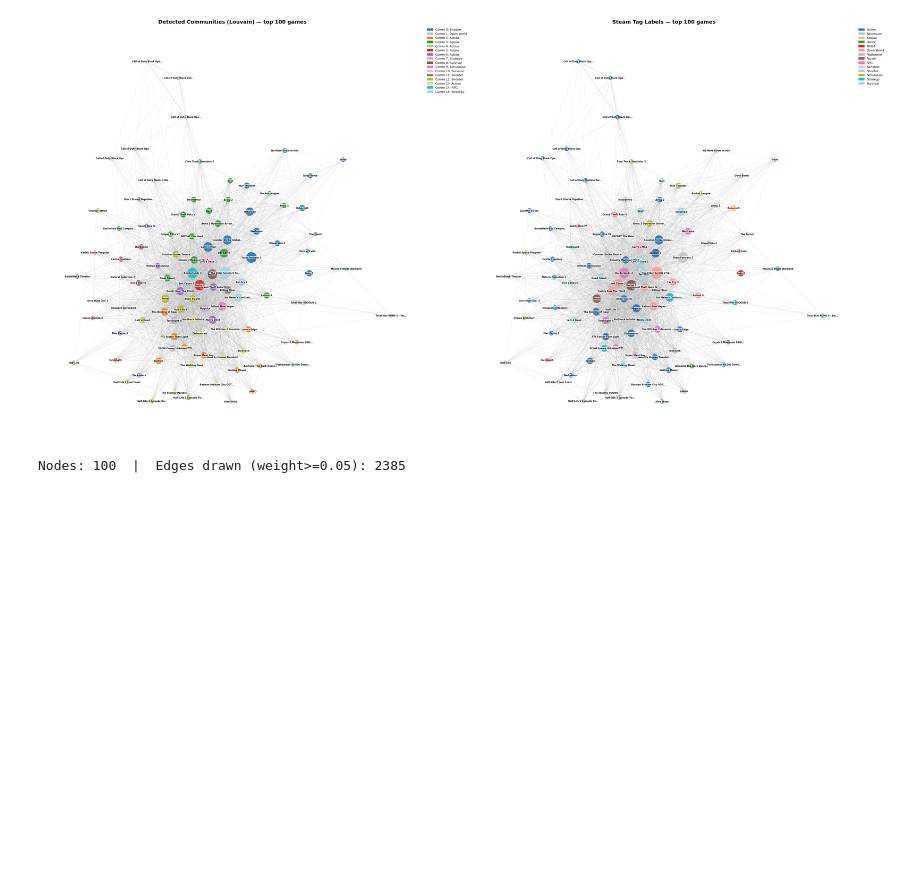
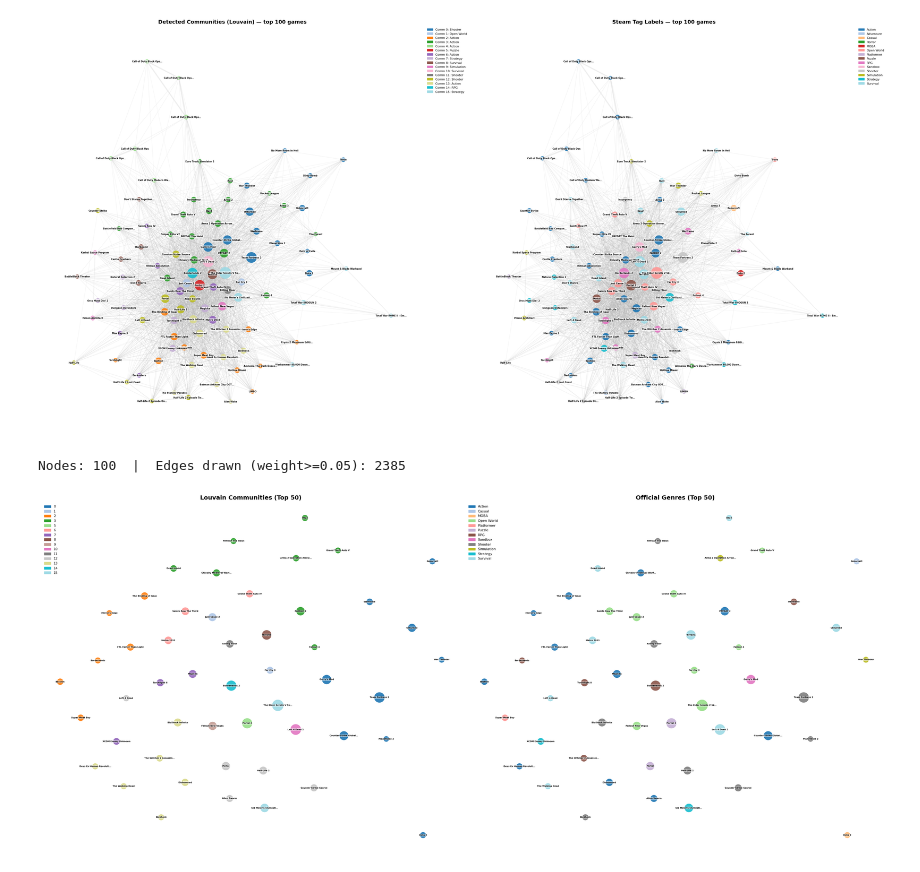
Before and after one commit to Yanir32/steam-game-similarity-graph, a Jupyter notebook: networks_algorithms_project_new.ipynb, the cells around one changed output. Drawn from its saved outputs; the diff is of its cells as text; code cells hidden in the pictures; blank space fills up the shorter version.

```diff
--- a/networks_algorithms_project_new.ipynb
+++ b/networks_algorithms_project_new.ipynb
@@ -576,4 +662,48 @@ print(f"Nodes: {TOP_N}  |  Edges drawn (weight>={EDGE_MIN_W}): {visible_edges}")
 # %% [output]
 [figure]
 Nodes: 100  |  Edges drawn (weight>=0.05): 2385
+# %%
+import matplotlib.pyplot as plt
+import networkx as nx
+import numpy as np
+
+# Focus on fewer nodes to reduce clutter
+TOP_N_VISIBLE = 50
+top_nodes_50 = sorted(pagerank, key=pagerank.get, reverse=True)[:TOP_N_VISIBLE]
+Gv_50 = G.subgraph(top_nodes_50).copy()
+
+# High spacing layout
+pos_clear = nx.spring_layout(
+    Gv_50,
+    pos={n: pos_init[n] for n in top_nodes_50},
+    k=3.0,
+    iterations=200,
+    seed=42,
+    weight='weight'
+)
+
+fig, axes = plt.subplots(1, 2, figsize=(28, 12))
+
+# Graph 1: Louvain Communities
+draw_graph(
+    Gv_50,
+    pos_clear,
+    'louvain',
+    f'Louvain Communities (Top {TOP_N_VISIBLE})',
+    axes[0]
+)
+
+# Graph 2: Original Genres
+draw_graph(
+    Gv_50,
+    pos_clear,
+    'genre',
+    f'Official Genres (Top {TOP_N_VISIBLE})',
+    axes[1]
+)
+
+plt.tight_layout()
+plt.show()
+# %% [output]
+[figure, added]
 # %%
```
Also changed, not shown: parts of 11 cells of this notebook, 1 other file.
